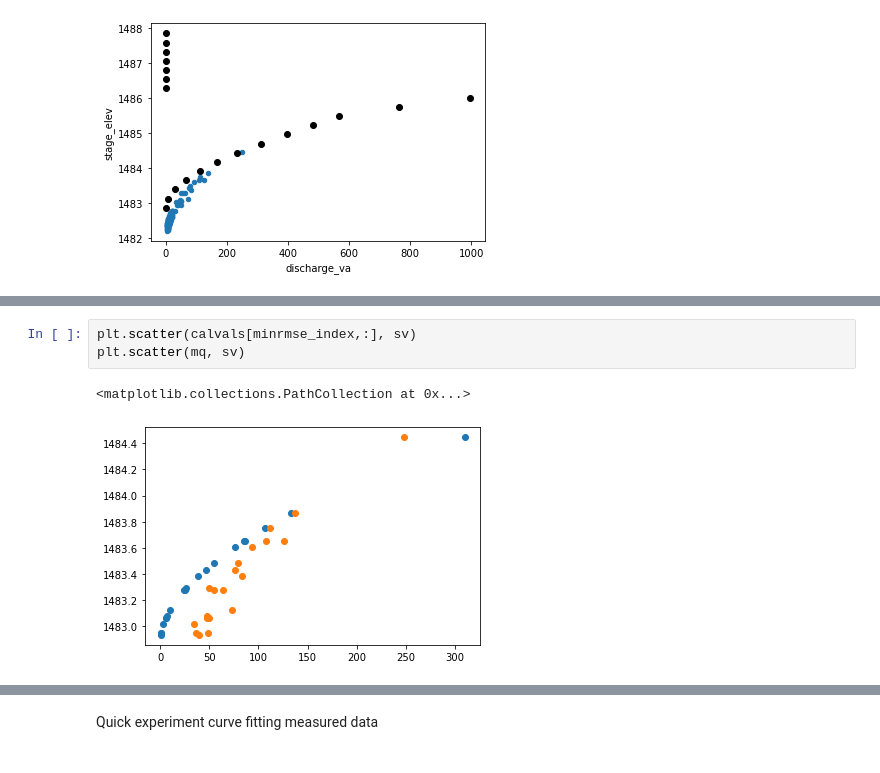
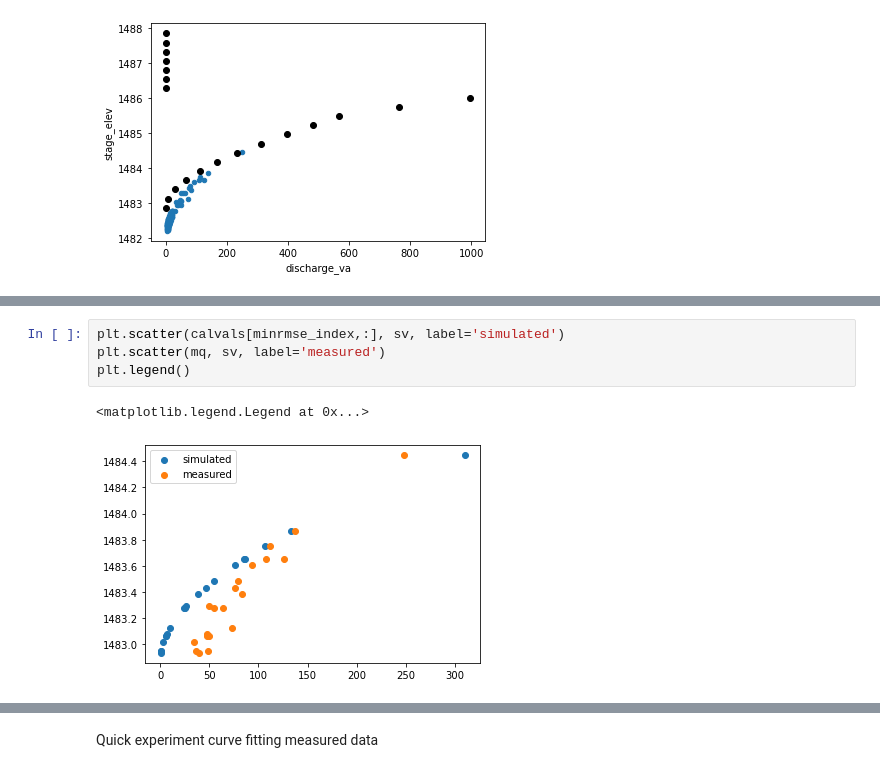
Before and after one commit to ACWI-SSWD/nldi_el_serv, a Jupyter notebook: notebook/NOAA_SRC_Demo_2021_18_02.ipynb, the cells around one changed output, grey strips where cells are left out. Saved outputs shown, nothing was run; the diff lists cells and outputs as text.

```diff
--- a/notebook/NOAA_SRC_Demo_2021_18_02.ipynb
+++ b/notebook/NOAA_SRC_Demo_2021_18_02.ipynb
@@ -261,11 +263,12 @@ minrmse_index = np.where(rmse_vals == min(rmse_vals))[0]
 (array([9], dtype=int64),)
 [figure]
 # %%
-plt.scatter(calvals[minrmse_index,:], sv)
-plt.scatter(mq, sv)
+plt.scatter(calvals[minrmse_index,:], sv, label='simulated')
+plt.scatter(mq, sv, label='measured')
+plt.legend()
 # %% [output]
-<matplotlib.collections.PathCollection at 0x...>
+<matplotlib.legend.Legend at 0x...>
-[figure, old version]
+[figure, new version]
 # %%
 meas1.discharge_va
 # %% [output]
```
Also changed, not shown: parts of 6 cells of this notebook.
